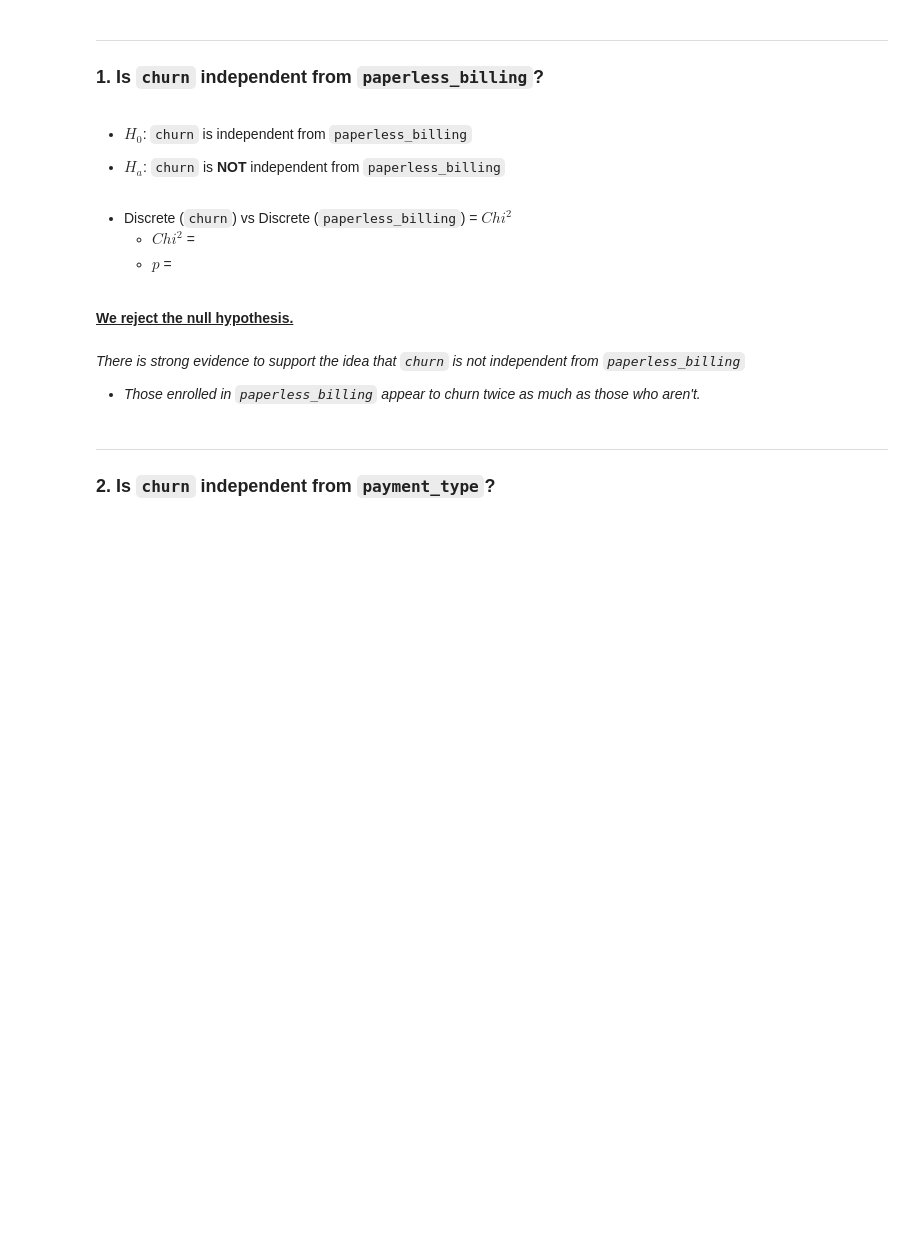
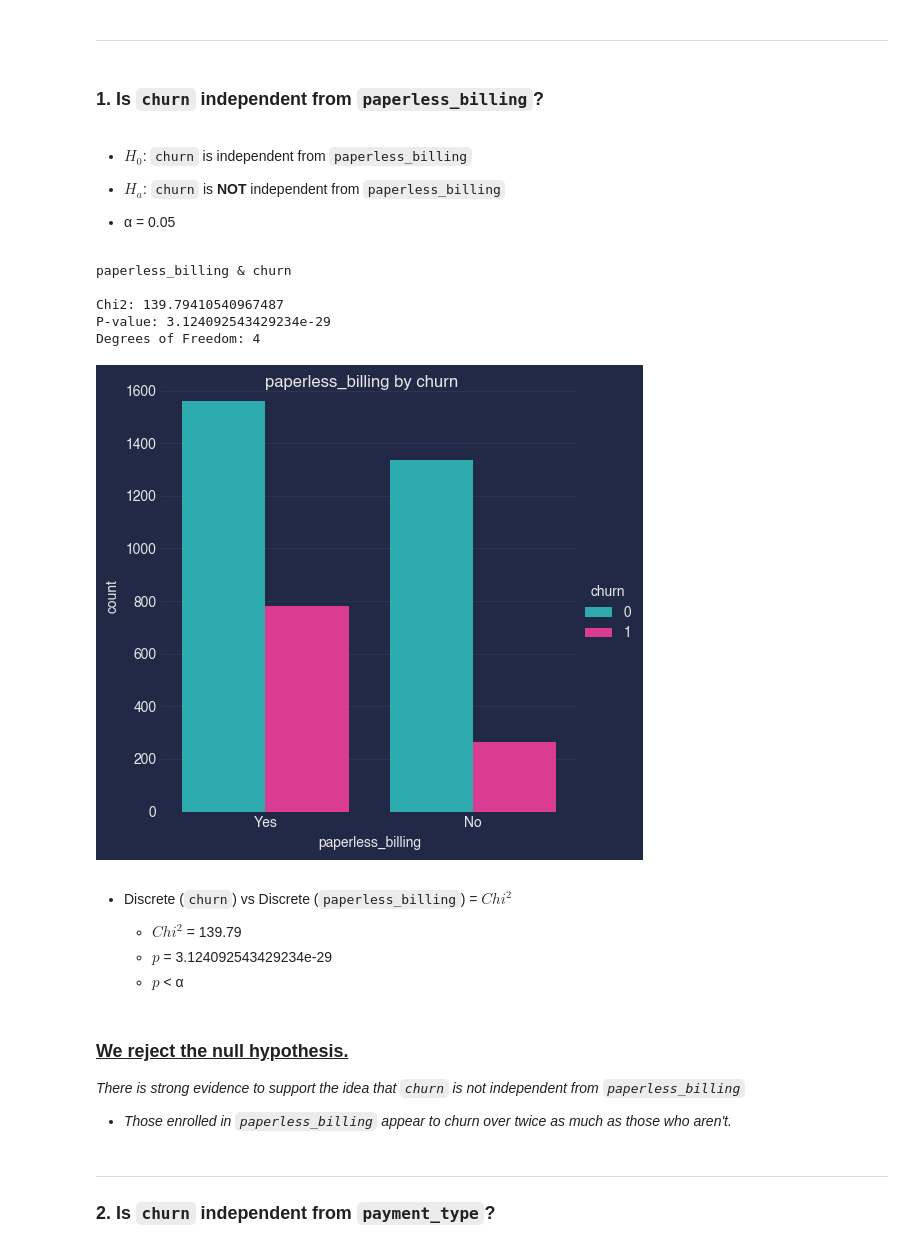
Before and after one commit to Zacharia-Schmitz/Telco_Project, a Jupyter notebook: telco_final.ipynb, the cells around one changed output. Saved outputs shown, nothing was run; the diff lists cells and outputs as text; code cells hidden in the pictures; blank space fills up the shorter version.

```diff
--- a/telco_final.ipynb
+++ b/telco_final.ipynb
@@ -57,0 +40,4 @@ plt.style.use('https://github.com/dhaitz/matplotlib-stylesheets/raw/master/pitay
+# %%
+# Use CSV named 'telco.csv' or MySQL Database to pull the data.
+
+telco = p.get_telco_data()
@@ -71,0 +58,8 @@ plt.style.use('https://github.com/dhaitz/matplotlib-stylesheets/raw/master/pitay
+# %%
+# Using prep_telco(), we'll apply all of the changes.
+
+telco = p.prep_telco(telco)
+# %%
+# From this DataFrame, we'll do our split to begin exploration on our train set
+
+train, validate, test = p.split_telco(telco)
@@ -99,8 +94,10 @@ plt.style.use('https://github.com/dhaitz/matplotlib-stylesheets/raw/master/pitay
+# %% [markdown]
+---
 # %% [markdown]
----
-
 ### **1. Is `churn` independent from `paperless_billing`?**
 # %% [markdown]
 * $H_0$: `churn` is independent from `paperless_billing`
 
 * $H_a$: `churn` is **NOT** independent from `paperless_billing`
+
+* α = 0.05
@@ -109,13 +104,25 @@ plt.style.use('https://github.com/dhaitz/matplotlib-stylesheets/raw/master/pitay
+# %%
+# Use explore_bivariate_categorical to run a Chi2 test and plot the target against a variable.
+
+e.explore_categorical(train, 'churn', 'paperless_billing')
+# %% [output]
+paperless_billing & churn
+
+Chi2: 139.79410540967487
+P-value: 3.124092543429234e-29
+Degrees of Freedom: 4
+[figure, added]
 # %% [markdown]
 * Discrete (`churn`) vs Discrete (`paperless_billing`) = $Chi^2$
-    - $Chi^2$ =
-    - $p$ =
-<br>
 
-<u><b>We reject the null hypothesis.</b></u>
+    - $Chi^2$ = 139.79
+    - $p$ = 3.124092543429234e-29
+    - $p$  <  α
 # %% [markdown]
+### <b> <u> We reject the null hypothesis. </u> </b>
+
 *There is strong evidence to support the idea that `churn` is not independent from `paperless_billing`*
-- *Those enrolled in `paperless_billing` appear to churn twice as much as those who aren't.*
+- *Those enrolled in `paperless_billing` appear to churn over twice as much as those who aren't.*
 # %% [markdown]
 ---
 
```
Also changed, not shown: parts of 89 cells of this notebook.
